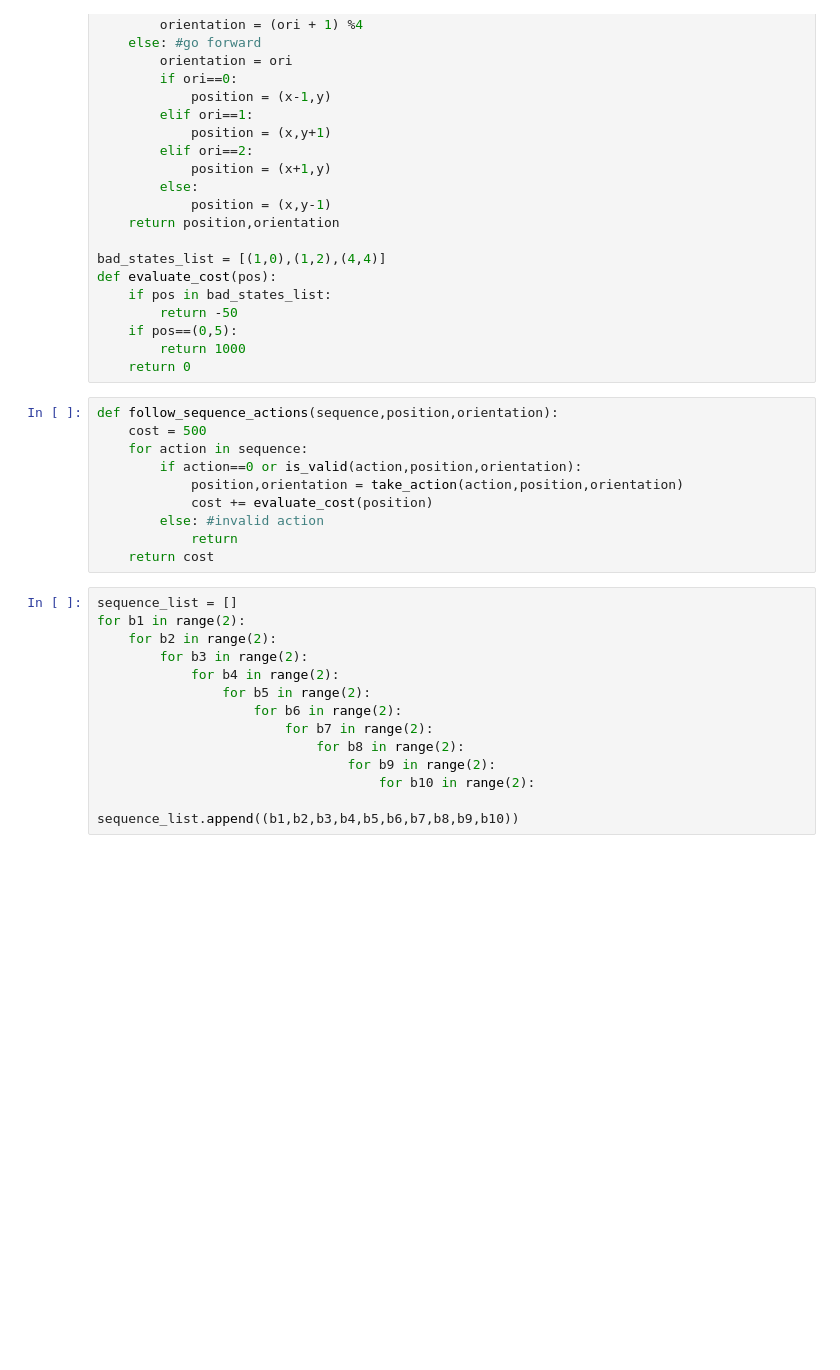
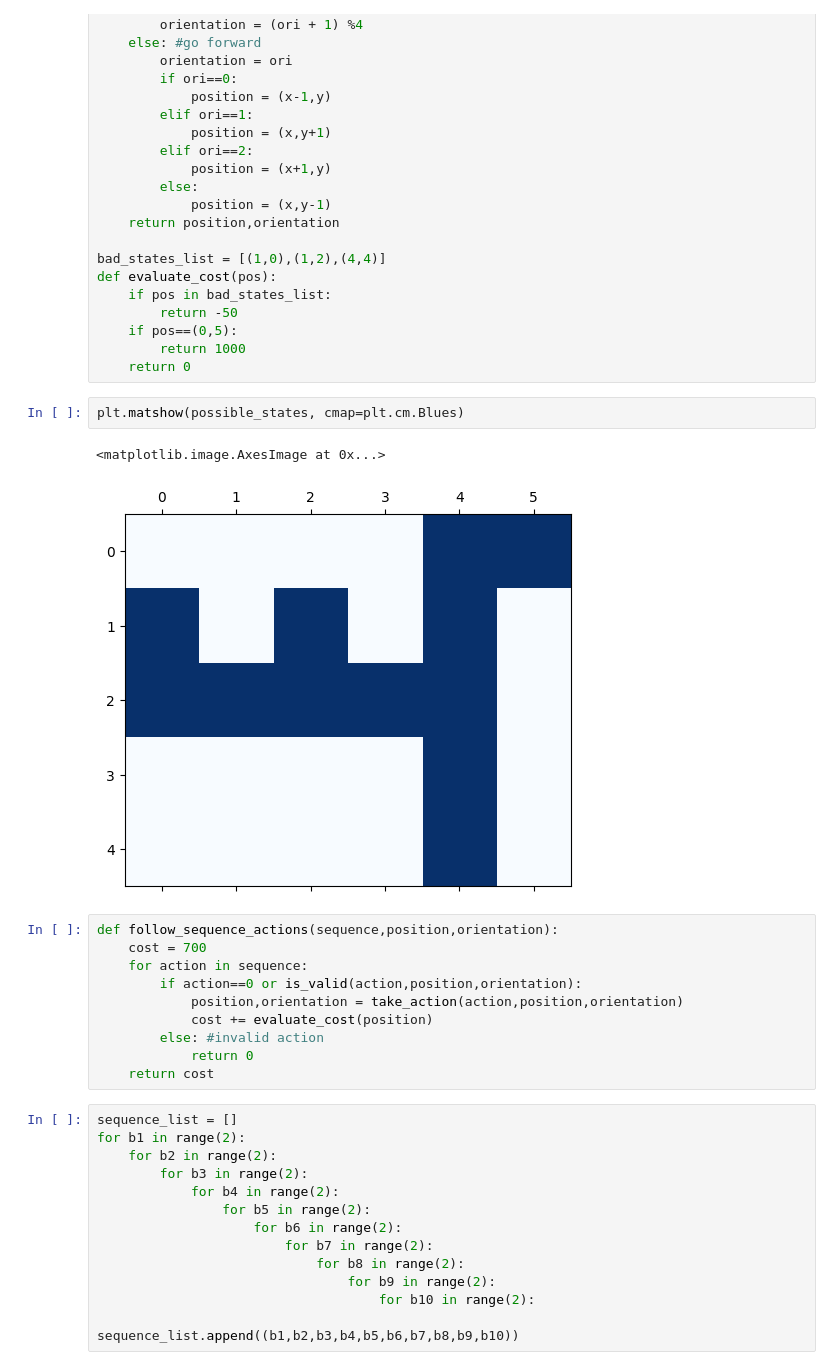
Before and after one commit to baptistechev/RL_CS, a Jupyter notebook: proof_of_concept.ipynb, the cells around one changed output. Saved outputs shown, nothing was run; the diff lists cells and outputs as text; blank space fills up the shorter version.

```diff
--- a/proof_of_concept.ipynb
+++ b/proof_of_concept.ipynb
@@ -45,15 +47,20 @@ def evaluate_cost(pos):
     if pos==(0,5):
         return 1000
     return 0
+# %%
+plt.matshow(possible_states, cmap=plt.cm.Blues)
+# %% [output]
+<matplotlib.image.AxesImage at 0x...>
+[figure, added]
 # %%
 def follow_sequence_actions(sequence,position,orientation):
-    cost = 500
+    cost = 700
     for action in sequence:
         if action==0 or is_valid(action,position,orientation):
             position,orientation = take_action(action,position,orientation)
             cost += evaluate_cost(position)
         else: #invalid action
-            return
+            return 0
     return cost
 # %%
 sequence_list = []
```
Also changed, not shown: parts of 14 cells of this notebook.
